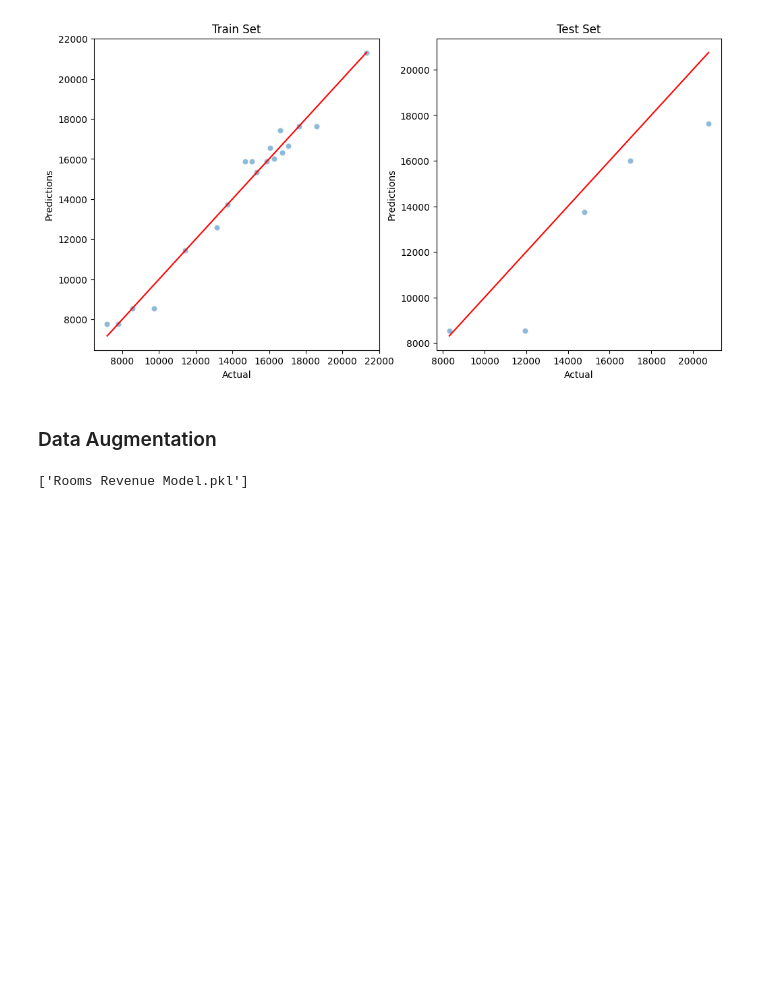
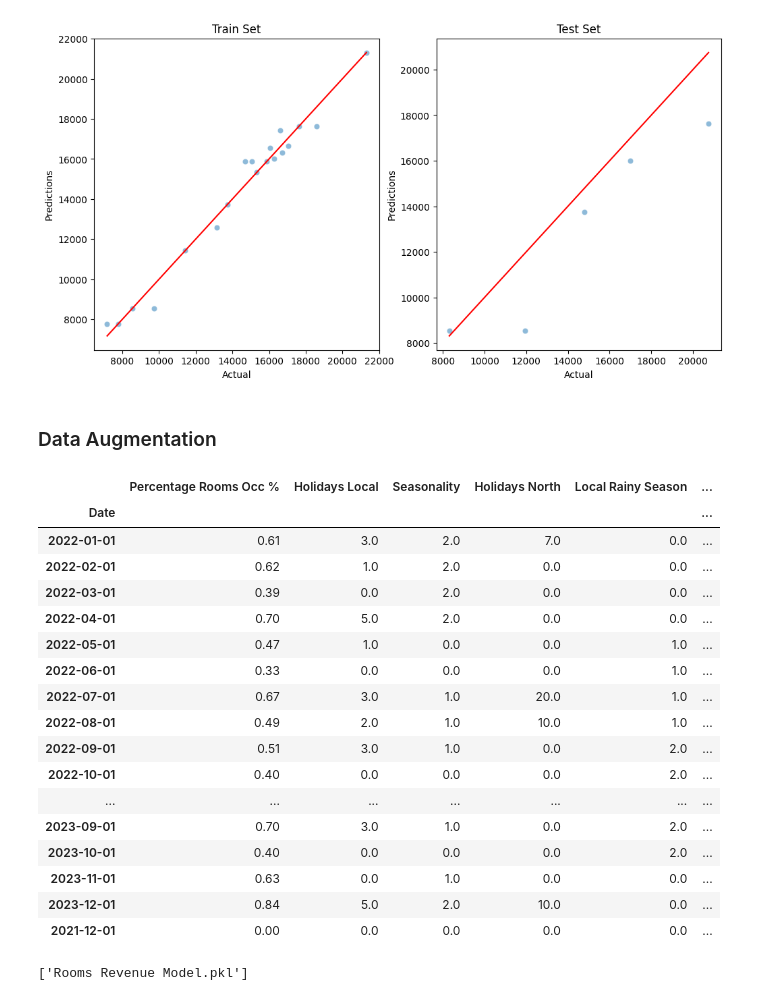
Before and after one commit to Danpr1984/hotelbudget, a Jupyter notebook: rooms.ipynb, the cells around one changed output. Cells and saved outputs as stored; diff of their text form; code cells hidden in the pictures; blank space fills up the shorter version.

```diff
--- a/rooms.ipynb
+++ b/rooms.ipynb
@@ -212,6 +205,27 @@ new_row = {
 df = df.append(new_row, ignore_index=True)
 
 # Now 'df' contains the augmented data with a row for 0% occupancy on the specified date
+# %%
+df
+# %% [output]
+|  | Percentage Rooms Occ % | Holidays Local | Seasonality | Holidays North | Local Rainy Season | ... |
+| Date |  |  |  |  |  | ... |
+| 2022-01-01 | 0.61 | 3.0 | 2.0 | 7.0 | 0.0 | ... |
+| 2022-02-01 | 0.62 | 1.0 | 2.0 | 0.0 | 0.0 | ... |
+| 2022-03-01 | 0.39 | 0.0 | 2.0 | 0.0 | 0.0 | ... |
+| 2022-04-01 | 0.70 | 5.0 | 2.0 | 0.0 | 0.0 | ... |
+| 2022-05-01 | 0.47 | 1.0 | 0.0 | 0.0 | 1.0 | ... |
+| 2022-06-01 | 0.33 | 0.0 | 0.0 | 0.0 | 1.0 | ... |
+| 2022-07-01 | 0.67 | 3.0 | 1.0 | 20.0 | 1.0 | ... |
+| 2022-08-01 | 0.49 | 2.0 | 1.0 | 10.0 | 1.0 | ... |
+| 2022-09-01 | 0.51 | 3.0 | 1.0 | 0.0 | 2.0 | ... |
+| 2022-10-01 | 0.40 | 0.0 | 0.0 | 0.0 | 2.0 | ... |
+| ... | ... | ... | ... | ... | ... | ... |
+| 2023-09-01 | 0.70 | 3.0 | 1.0 | 0.0 | 2.0 | ... |
+| 2023-10-01 | 0.40 | 0.0 | 0.0 | 0.0 | 2.0 | ... |
+| 2023-11-01 | 0.63 | 0.0 | 1.0 | 0.0 | 0.0 | ... |
+| 2023-12-01 | 0.84 | 5.0 | 2.0 | 10.0 | 0.0 | ... |
+| 2021-12-01 | 0.00 | 0.0 | 0.0 | 0.0 | 0.0 | ... |
 # %%
 joblib.dump(pipeline, 'Rooms Revenue Model.pkl')
 # %% [output]
```
Also changed, not shown: parts of 4 cells of this notebook, 2 other files.
